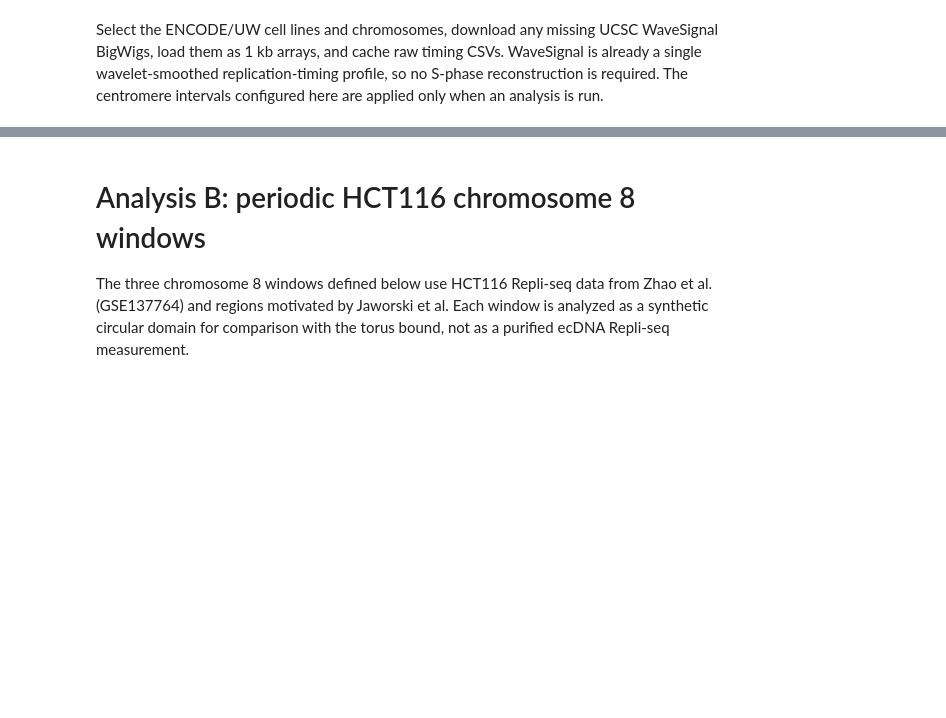
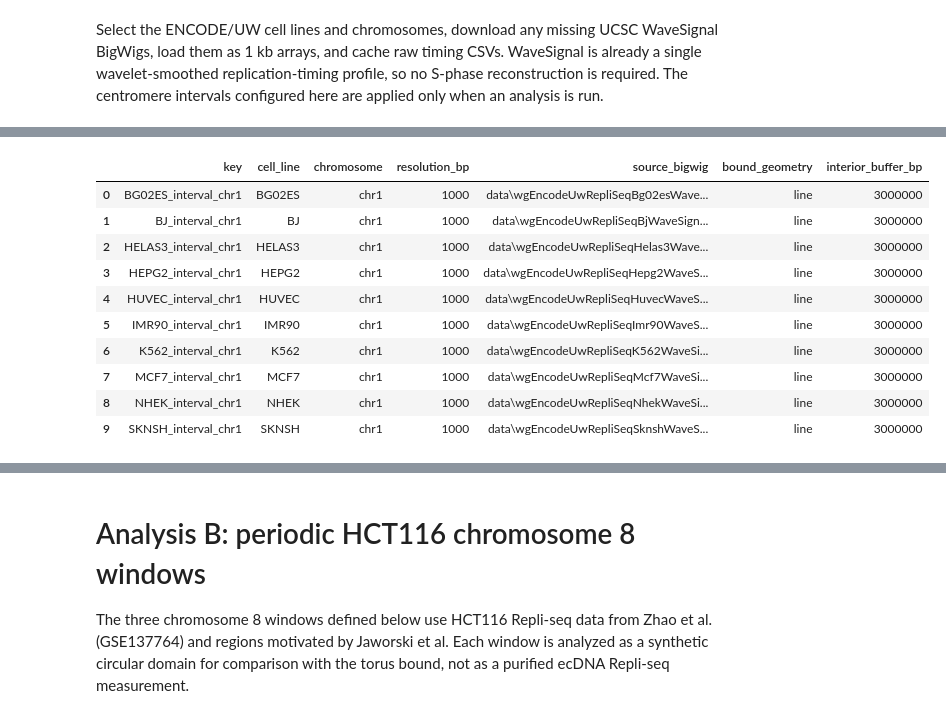
Before and after one commit to fberkemeier/dna-replication-completion, a Jupyter notebook: replication_timing_bounds.ipynb, the cells around one changed output, grey strips where cells are left out. Saved outputs shown, nothing was run; the diff lists cells and outputs as text; code cells hidden in the pictures; blank space fills up the shorter version.

```diff
--- a/replication_timing_bounds.ipynb
+++ b/replication_timing_bounds.ipynb
@@ -148,48 +232,86 @@ Run the selected chr1 cell lines with the A2 preparation settings and compare th
 # %%
-LINE_BATCH_CELL_LINES = REPLISEQ_CELL_LINES
+INTERVAL_BATCH_CELL_LINES = REPLISEQ_CELL_LINES
 
-LINE_BATCH_CHROM = "chr1"
-LINE_BATCH_SIM_NUMBER = 1000
-LINE_BATCH_REFINE_FACTOR = globals().get("LINE_ANALYSIS_REFINE_FACTOR", .1)
-LINE_BATCH_SMOOTH_WINDOW = globals().get("LINE_ANALYSIS_SMOOTH_WINDOW", 100)
-LINE_BATCH_TIMING_RANGE = globals().get("LINE_ANALYSIS_TIMING_RANGE", (550, 30))
-LINE_BATCH_EPS_GRID = globals().get("LINE_ANALYSIS_EPS_GRID", np.geomspace(1e-2, 0.99, 100))
-LINE_BATCH_NUM_T_BOUND = globals().get("LINE_ANALYSIS_NUM_T_BOUND", 4_000)
-LINE_BATCH_MAX_REP_TIME = globals().get("LINE_ANALYSIS_MAX_REP_TIME", 2_000)
+INTERVAL_BATCH_CHROM = "chr1"
+INTERVAL_BATCH_BOUND_GEOMETRY = "line"
+INTERVAL_BATCH_INTERIOR_BUFFER_BP = 3_000_000
+INTERVAL_BATCH_FORK_SPEED_KB_MIN = 1.4
+INTERVAL_BATCH_SIM_NUMBER = 1000
+INTERVAL_BATCH_REFINE_FACTOR = globals().get("INTERVAL_ANALYSIS_REFINE_FACTOR", .1)
+INTERVAL_BATCH_SMOOTH_WINDOW = globals().get("INTERVAL_ANALYSIS_SMOOTH_WINDOW", 100)
+INTERVAL_BATCH_TIMING_RANGE = globals().get("INTERVAL_ANALYSIS_TIMING_RANGE", (550, 30))
+INTERVAL_BATCH_EPS_GRID = globals().get("INTERVAL_ANALYSIS_EPS_GRID", np.geomspace(1e-2, 0.99, 100))
+INTERVAL_BATCH_NUM_T_BOUND = globals().get("INTERVAL_ANALYSIS_NUM_T_BOUND", 4_000)
+INTERVAL_BATCH_MAX_REP_TIME = globals().get("INTERVAL_ANALYSIS_MAX_REP_TIME", 2_000)
 
-LINE_BATCH_KEYS = [
-    f"{str(cell_line).upper().replace('-', '').replace('_', '').replace(' ', '')}_line_{safe_filename(LINE_BATCH_CHROM)}"
-    for cell_line in LINE_BATCH_CELL_LINES
+INTERVAL_BATCH_KEYS = [
+    f"{str(cell_line).upper().replace('-', '').replace('_', '').replace(' ', '')}_interval_{safe_filename(INTERVAL_BATCH_CHROM)}"
+    for cell_line in INTERVAL_BATCH_CELL_LINES
 ]
-missing_line_batch_keys = [key for key in LINE_BATCH_KEYS if key not in LINE_PROFILE_DATASETS]
-if missing_line_batch_keys:
-    available = ", ".join(LINE_PROFILE_DATASETS)
-    missing = ", ".join(missing_line_batch_keys)
+missing_interval_batch_keys = [key for key in INTERVAL_BATCH_KEYS if key not in INTERVAL_PROFILE_DATASETS]
+if missing_interval_batch_keys:
+    available = ", ".join(INTERVAL_PROFILE_DATASETS)
+    missing = ", ".join(missing_interval_batch_keys)
     raise KeyError(f"Missing batch dataset key(s): {missing}. Available keys: {available}")
 
-LINE_BATCH_DATASETS = {key: LINE_PROFILE_DATASETS[key] for key in LINE_BATCH_KEYS}
+if INTERVAL_BATCH_BOUND_GEOMETRY not in {"interval", "line"}:
+    raise ValueError("INTERVAL_BATCH_BOUND_GEOMETRY must be 'interval' or 'line'.")
+
+INTERVAL_BATCH_DATASETS = {}
+for key in INTERVAL_BATCH_KEYS:
+    cfg = dict(INTERVAL_PROFILE_DATASETS[key])
+    cfg["bound_geometries"] = [INTERVAL_BATCH_BOUND_GEOMETRY]
+    cfg.pop("line_extension", None)
+    if INTERVAL_BATCH_BOUND_GEOMETRY == "line":
+        cfg.pop("boundary_conditions", None)
+        cfg["line_extension"] = "periodic"
+        cfg["label"] = f"{cfg['cell_line']}, {cfg['chrom']} chromosome interior (b={INTERVAL_BATCH_INTERIOR_BUFFER_BP / 1e6:g} Mb)"
+    else:
+        cfg["boundary_conditions"] = "zero_inflow"
+    INTERVAL_BATCH_DATASETS[key] = cfg
 display(pd.DataFrame([
     {
         "key": key,
         "cell_line": cfg["cell_line"],
         "chromosome": cfg["chrom"],
         "resolution_bp": cfg["resolution"],
         "source_bigwig": cfg["source_bigwig"],
+        "bound_geometry": INTERVAL_BATCH_BOUND_GEOMETRY,
+        "interior_buffer_bp": (
+            INTERVAL_BATCH_INTERIOR_BUFFER_BP
+            if INTERVAL_BATCH_BOUND_GEOMETRY == "line" else None
+        ),
     }
-    for key, cfg in LINE_BATCH_DATASETS.items()
+    for key, cfg in INTERVAL_BATCH_DATASETS.items()
 ]))
 
-line_batch_results = run_dataset_collection(
-    LINE_BATCH_DATASETS,
-    selected_keys=LINE_BATCH_KEYS,
-    fork_speed_kb_min=1.4,
-    sim_number=LINE_BATCH_SIM_NUMBER,
-    refine_factor=LINE_BATCH_REFINE_FACTOR,
-    smooth_window=LINE_BATCH_SMOOTH_WINDOW,
-    timing_range=LINE_BATCH_TIMING_RANGE,
-    eps_grid=LINE_BATCH_EPS_GRID,
-    num_t_bound=LINE_BATCH_NUM_T_BOUND,
-    max_rep_time=LINE_BATCH_MAX_REP_TIME,
+interval_batch_results = run_dataset_collection(
+    INTERVAL_BATCH_DATASETS,
+    selected_keys=INTERVAL_BATCH_KEYS,
+    fork_speed_kb_min=INTERVAL_BATCH_FORK_SPEED_KB_MIN,
+    sim_number=INTERVAL_BATCH_SIM_NUMBER,
+    refine_factor=INTERVAL_BATCH_REFINE_FACTOR,
+    smooth_window=INTERVAL_BATCH_SMOOTH_WINDOW,
+    timing_range=INTERVAL_BATCH_TIMING_RANGE,
+    eps_grid=INTERVAL_BATCH_EPS_GRID,
+    num_t_bound=INTERVAL_BATCH_NUM_T_BOUND,
+    max_rep_time=INTERVAL_BATCH_MAX_REP_TIME,
     timing_cache_mode="load",
     centromeres_bp=REPLISEQ_CENTROMERES_BP,
+    empirical_interior_buffer_bp=(
+        INTERVAL_BATCH_INTERIOR_BUFFER_BP
+        if INTERVAL_BATCH_BOUND_GEOMETRY == "line" else None
+    ),
 )
+# %% [output]
+|  | key | cell_line | chromosome | resolution_bp | source_bigwig | bound_geometry | interior_buffer_bp |
+| 0 | BG02ES_interval_chr1 | BG02ES | chr1 | 1000 | data\wgEncodeUwRepliSeqBg02esWave... | line | 3000000 |
+| 1 | BJ_interval_chr1 | BJ | chr1 | 1000 | data\wgEncodeUwRepliSeqBjWaveSign... | line | 3000000 |
+| 2 | HELAS3_interval_chr1 | HELAS3 | chr1 | 1000 | data\wgEncodeUwRepliSeqHelas3Wave... | line | 3000000 |
+| 3 | HEPG2_interval_chr1 | HEPG2 | chr1 | 1000 | data\wgEncodeUwRepliSeqHepg2WaveS... | line | 3000000 |
+| 4 | HUVEC_interval_chr1 | HUVEC | chr1 | 1000 | data\wgEncodeUwRepliSeqHuvecWaveS... | line | 3000000 |
+| 5 | IMR90_interval_chr1 | IMR90 | chr1 | 1000 | data\wgEncodeUwRepliSeqImr90WaveS... | line | 3000000 |
+| 6 | K562_interval_chr1 | K562 | chr1 | 1000 | data\wgEncodeUwRepliSeqK562WaveSi... | line | 3000000 |
+| 7 | MCF7_interval_chr1 | MCF7 | chr1 | 1000 | data\wgEncodeUwRepliSeqMcf7WaveSi... | line | 3000000 |
+| 8 | NHEK_interval_chr1 | NHEK | chr1 | 1000 | data\wgEncodeUwRepliSeqNhekWaveSi... | line | 3000000 |
+| 9 | SKNSH_interval_chr1 | SKNSH | chr1 | 1000 | data\wgEncodeUwRepliSeqSknshWaveS... | line | 3000000 |
```
Also changed, not shown: parts of 13 cells of this notebook, 3 other files.
